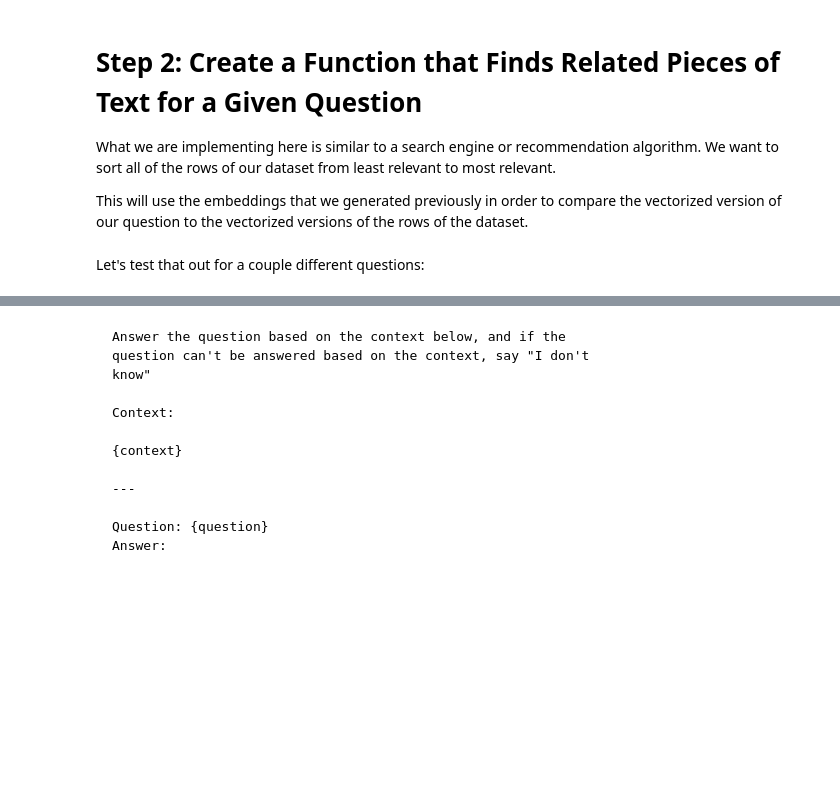
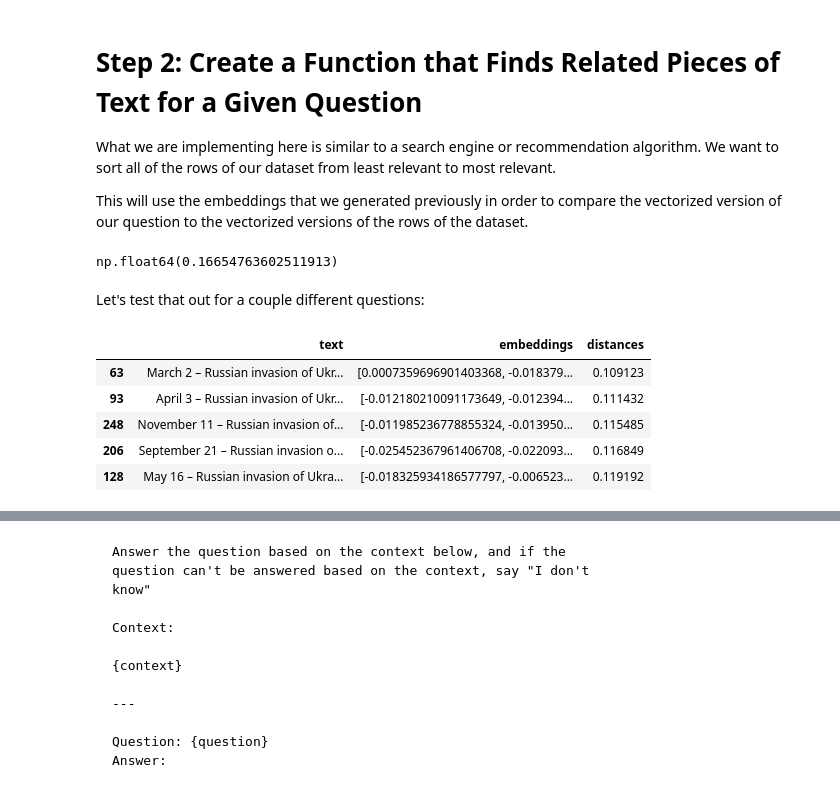
Before and after one commit to mxagar/generative_ai_udacity, a Jupyter notebook: 02_LLMs/lab/casestudy_rag_wikpedia_2022.ipynb, the cells around one changed output, grey strips where cells are left out. Saved outputs shown, nothing was run; the diff lists cells and outputs as text; code cells hidden in the pictures; blank space fills up the shorter version.

```diff
--- a/02_LLMs/lab/casestudy_rag_wikpedia_2022.ipynb
+++ b/02_LLMs/lab/casestudy_rag_wikpedia_2022.ipynb
@@ -169,9 +169,10 @@ If you want to stop the tutorial here and come back, you can reload `df` using t
 # %%
 import numpy as np
 import pandas as pd
+import ast
 
 df = pd.read_csv("embeddings.csv", index_col=0)
-df["embeddings"] = df["embeddings"].apply(eval).apply(np.array)
+df["embeddings"] = df["embeddings"].apply(ast.literal_eval)
 # %%
 df.head(10)
 # %% [output]
@@ -195,6 +199,21 @@ This will use the embeddings that we generated previously in order to compare th
+# %%
+# Calculate cosine distance between the first two embeddings
+# cosine_distance = 1 - cosine_similarity
+cosine_distance(df["embeddings"].loc[0], df["embeddings"].loc[1])
+# %% [output]
+np.float64(0.16654763602511913)
+# %%
+import numpy as np
+from scipy.spatial.distance import cdist
+
+def get_embedding(text: str, model="text-embedding-ada-002"):
+    response = client.embeddings.create(input=[text], model=model)
+    return response.data[0].embedding
+
+def distances_from_embeddings(query_embedding, embeddings, distance_metric="cosine"):
+    embeddings = np.stack(embeddings)
+    return cdist([query_embedding], embeddings, metric=distance_metric)[0]
 # %%
-from openai.embeddings_utils import get_embedding, distances_from_embeddings
-
 def get_rows_sorted_by_relevance(question, df):
     """
     Function that takes in a question string and a dataframe containing
@@ -203,7 +222,7 @@ def get_rows_sorted_by_relevance(question, df):
     """
 
     # Get embeddings for the question text
-    question_embeddings = get_embedding(question, engine=EMBEDDING_MODEL_NAME)
+    question_embeddings = get_embedding(question, model=EMBEDDING_MODEL_NAME)
 
     # Make a copy of the dataframe and add a "distances" column containing
     # the cosine distances between each row's embeddings and the
@@ -222,5 +241,13 @@ def get_rows_sorted_by_relevance(question, df):
 # %% [markdown]
 Let's test that out for a couple different questions:
 # %%
-get_rows_sorted_by_relevance("When did Russia invade Ukraine?", df)
+df = get_rows_sorted_by_relevance("When did Russia invade Ukraine?", df)
+df.head()
+# %% [output]
+|  | text | embeddings | distances |
+| 63 | March 2 – Russian invasion of Ukr... | [0.0007359696901403368, -0.018379... | 0.109123 |
+| 93 | April 3 – Russian invasion of Ukr... | [-0.012180210091173649, -0.012394... | 0.111432 |
+| 248 | November 11 – Russian invasion of... | [-0.011985236778855324, -0.013950... | 0.115485 |
+| 206 | September 21 – Russian invasion o... | [-0.025452367961406708, -0.022093... | 0.116849 |
+| 128 | May 16 – Russian invasion of Ukra... | [-0.018325934186577797, -0.006523... | 0.119192 |
 # %%
```
Also changed, not shown: parts of 15 cells of this notebook, 2 other files.
